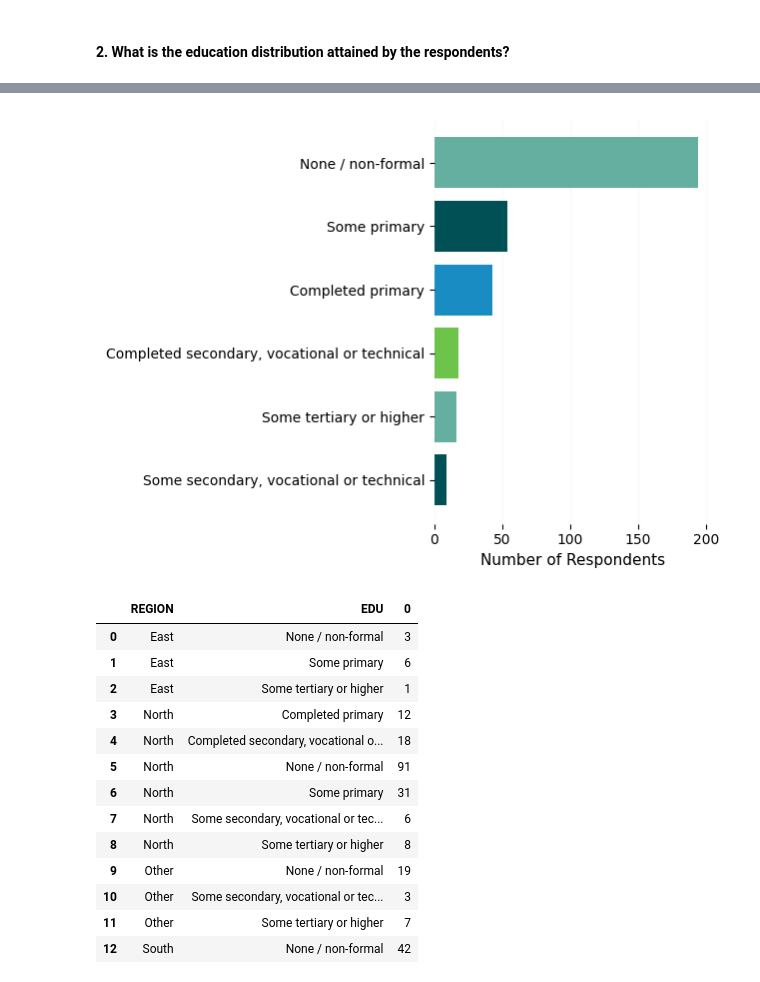
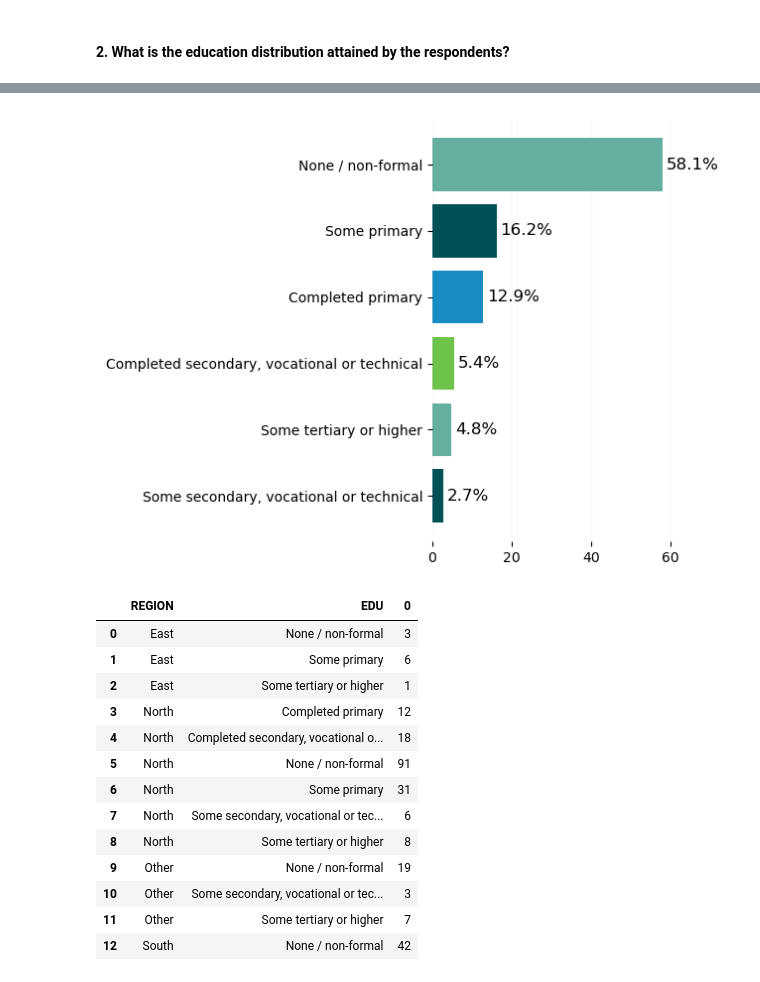
Before and after one commit to Mirwais-Farahi/MSIHealthServiceAnalytics, a Jupyter notebook: notebooks/03_Descriptive_Analysis.ipynb, the cells around one changed output, grey strips where cells are left out. Saved outputs shown, nothing was run; the diff lists cells and outputs as text; code cells hidden in the pictures.

```diff
--- a/notebooks/03_Descriptive_Analysis.ipynb
+++ b/notebooks/03_Descriptive_Analysis.ipynb
@@ -227,25 +237,8 @@ education_level
-# %%
-# Assuming 'education_level' DataFrame is already defined and 'colors' is specified
-ax = plt.barh(education_level['EDU'], education_level['Count'], color=colors)
-
-# Adding chart details with improved aesthetics
-plt.xlabel('Number of Respondents', fontsize=11)
-
-# Remove border (spines) around the plot
-for spine in plt.gca().spines.values():
-    spine.set_visible(False)
-
-#plt.title('Overall Education Level of Respondents', fontsize=16, fontweight='bold')
-plt.xlabel('Number of Respondents', fontsize=11)
-plt.grid(axis='x', linestyle='-', alpha=0.07)
-
-# Adjust layout to ensure everything fits
-plt.tight_layout()
-
-# Show the plot
-plt.show()
-# %% [output]
-[figure, removed]
+# %%
+# Now, call the function with your data
+plot_bar_chart_with_percentage(education_level, 'EDU', 'Count', colors=colors)
+# %% [output]
+[figure, added]
 # %%
 # Region-based education level of each respodent
 original_data.groupby(['REGION', 'EDU']).size().reset_index()
```
Also changed, not shown: parts of 3 cells of this notebook, 1 other file.
